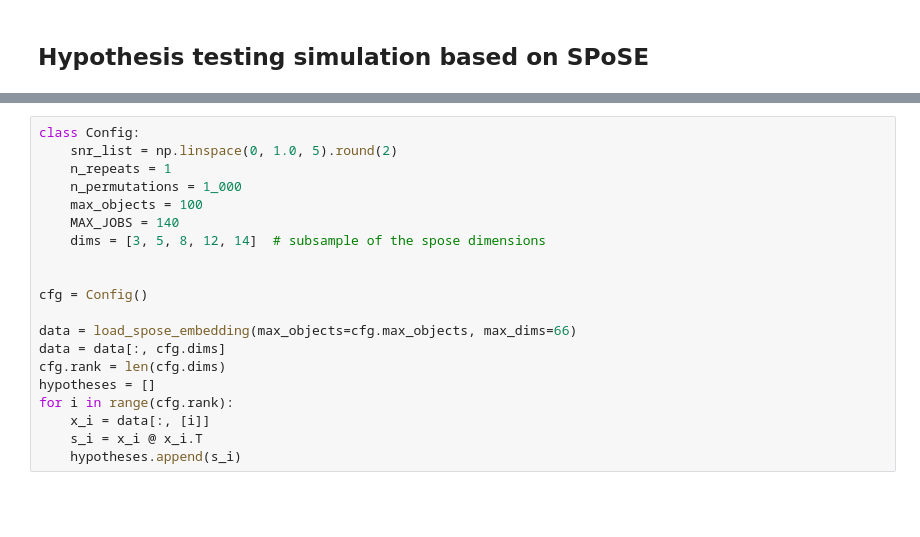
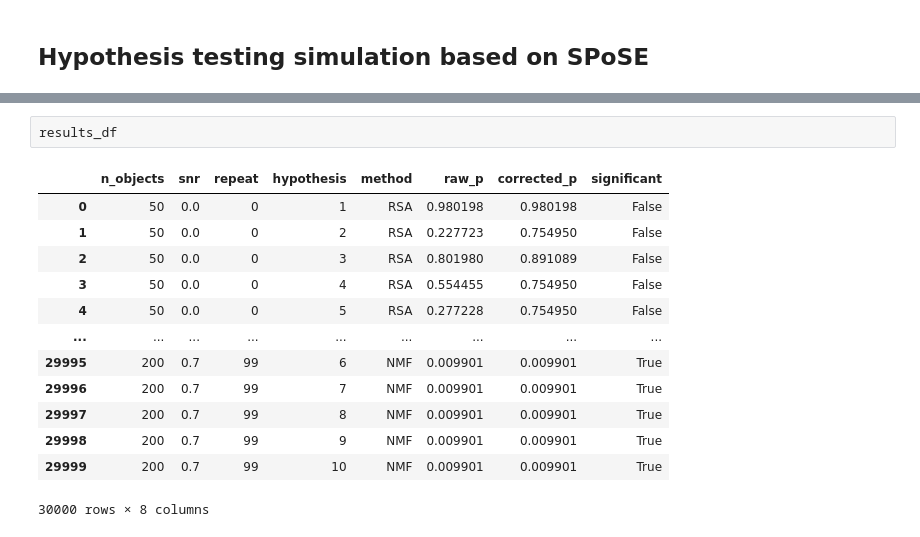
Before and after one commit to florianmahner/pysrf, a Jupyter notebook: notebooks/hypothesis_testing.ipynb, the cells around one changed output, grey strips where cells are left out. Cells and saved outputs as stored; diff of their text form; blank space fills up the shorter version.

```diff
--- a/notebooks/hypothesis_testing.ipynb
+++ b/notebooks/hypothesis_testing.ipynb
@@ -54,21 +20,17 @@ def aligned_latent_correlation_by_dimension(x, w):
-# %%
-class Config:
-    snr_list = np.linspace(0, 1.0, 5).round(2)
-    n_repeats = 1
-    n_permutations = 1_000
-    max_objects = 100
-    MAX_JOBS = 140
-    dims = [3, 5, 8, 12, 14]  # subsample of the spose dimensions
-
-
-cfg = Config()
-
-data = load_spose_embedding(max_objects=cfg.max_objects, max_dims=66)
-data = data[:, cfg.dims]
-cfg.rank = len(cfg.dims)
-hypotheses = []
-for i in range(cfg.rank):
-    x_i = data[:, [i]]
-    s_i = x_i @ x_i.T
-    hypotheses.append(s_i)
+# %%
+results_df
+# %% [output]
+|  | n_objects | snr | repeat | hypothesis | method | raw_p | corrected_p | significant |
+| 0 | 50 | 0.0 | 0 | 1 | RSA | 0.980198 | 0.980198 | False |
+| 1 | 50 | 0.0 | 0 | 2 | RSA | 0.227723 | 0.754950 | False |
+| 2 | 50 | 0.0 | 0 | 3 | RSA | 0.801980 | 0.891089 | False |
+| 3 | 50 | 0.0 | 0 | 4 | RSA | 0.554455 | 0.754950 | False |
+| 4 | 50 | 0.0 | 0 | 5 | RSA | 0.277228 | 0.754950 | False |
+| ... | ... | ... | ... | ... | ... | ... | ... | ... |
+| 29995 | 200 | 0.7 | 99 | 6 | NMF | 0.009901 | 0.009901 | True |
+| 29996 | 200 | 0.7 | 99 | 7 | NMF | 0.009901 | 0.009901 | True |
+| 29997 | 200 | 0.7 | 99 | 8 | NMF | 0.009901 | 0.009901 | True |
+| 29998 | 200 | 0.7 | 99 | 9 | NMF | 0.009901 | 0.009901 | True |
+| 29999 | 200 | 0.7 | 99 | 10 | NMF | 0.009901 | 0.009901 | True |
+30000 rows × 8 columns
 # %%
```
Also changed, not shown: parts of 4 cells of this notebook, 21 other files.
